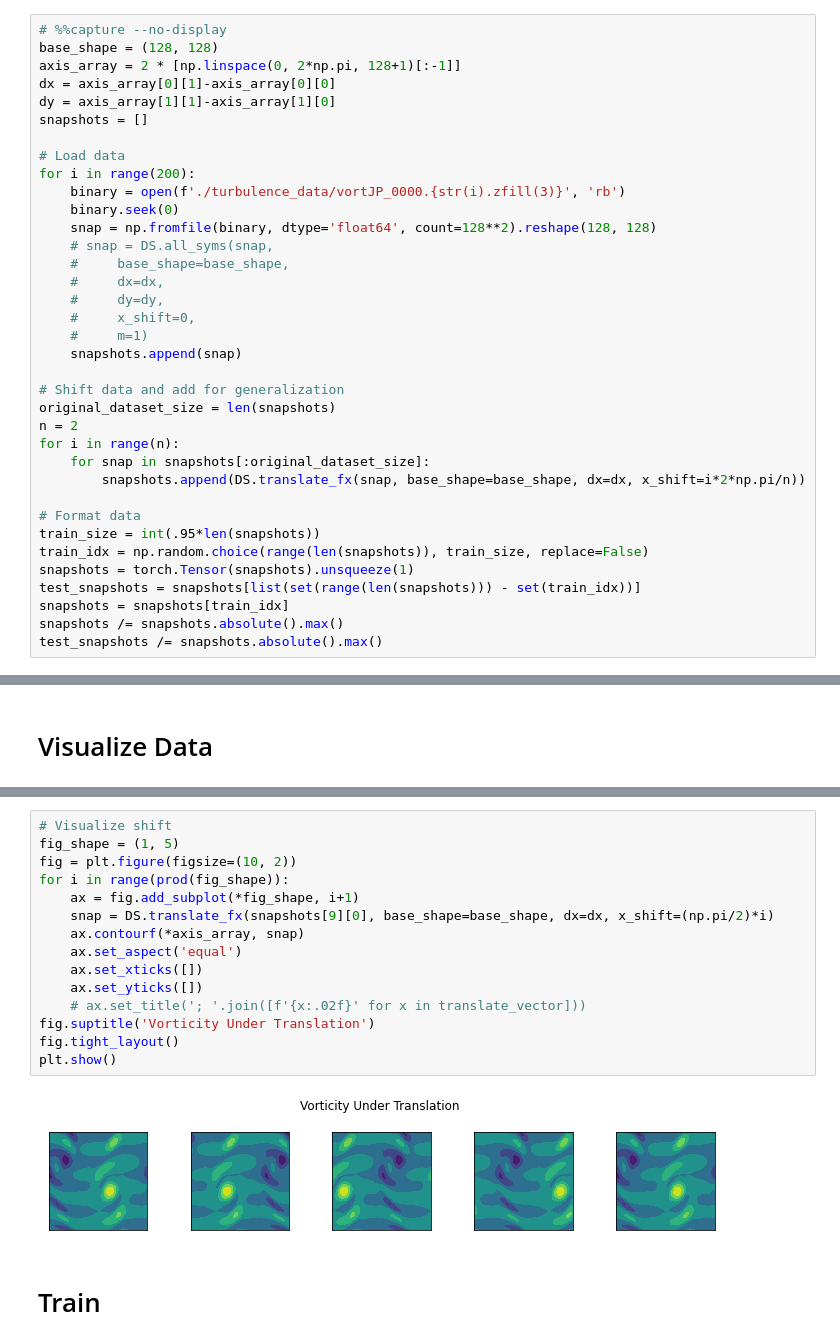
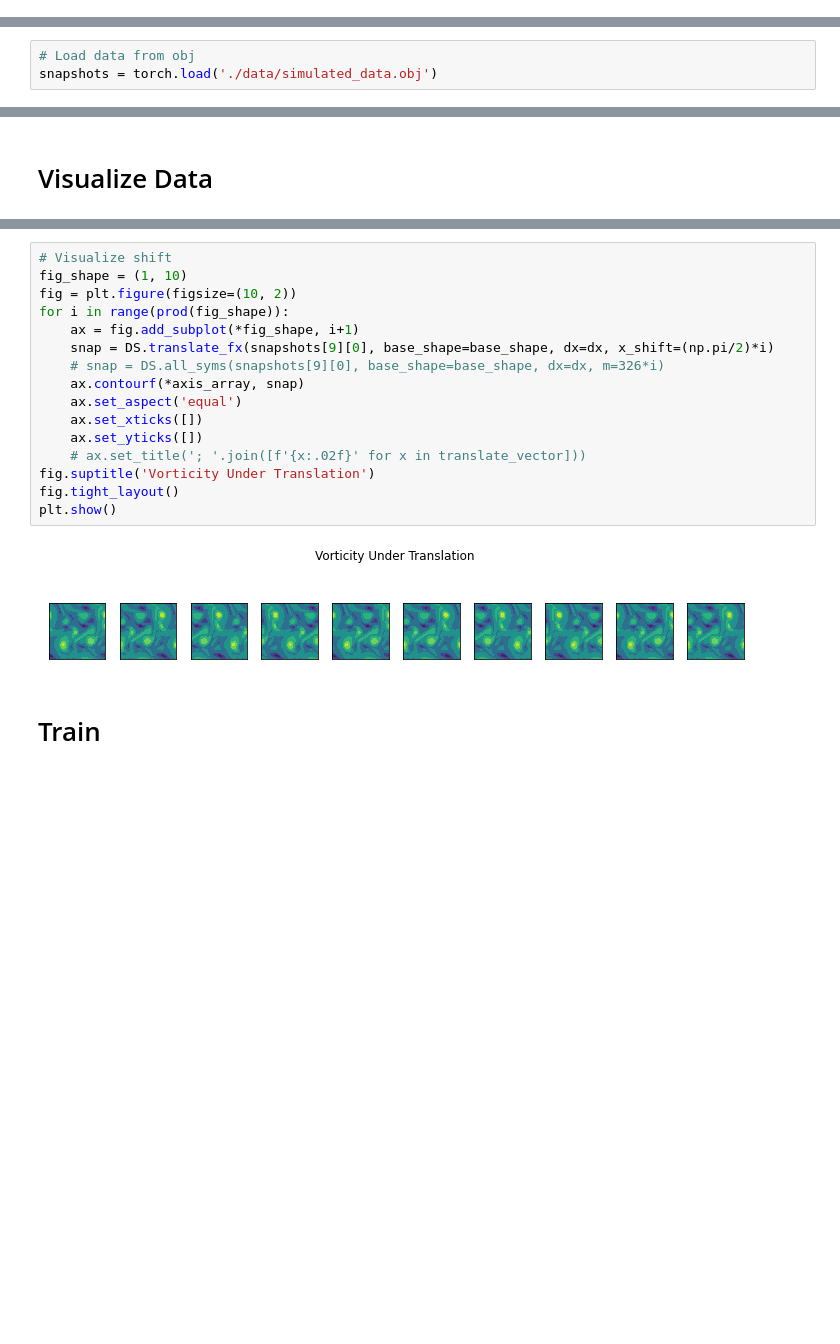
Before and after one commit to Oafish1/Autoencoder-Eigenanalysis, a Jupyter notebook: notebook.ipynb, the cells around one changed output, grey strips where cells are left out. Cells and saved outputs as stored; diff of their text form; blank space fills up the shorter version.

Commit message:
PDF, more data, data generation, TSNE

```diff
--- a/notebook.ipynb
+++ b/notebook.ipynb
@@ -22,36 +24,0 @@ Device: "cuda:0"
-# %%
-# %%capture --no-display
-base_shape = (128, 128)
-axis_array = 2 * [np.linspace(0, 2*np.pi, 128+1)[:-1]]
-dx = axis_array[0][1]-axis_array[0][0]
-dy = axis_array[1][1]-axis_array[1][0]
-snapshots = []
-
-# Load data
-for i in range(200):
-    binary = open(f'./turbulence_data/vortJP_0000.{str(i).zfill(3)}', 'rb')
-    binary.seek(0)
-    snap = np.fromfile(binary, dtype='float64', count=128**2).reshape(128, 128)
-    # snap = DS.all_syms(snap,
-    #     base_shape=base_shape,
-    #     dx=dx,
-    #     dy=dy,
-    #     x_shift=0,
-    #     m=1)
-    snapshots.append(snap)
-
-# Shift data and add for generalization
-original_dataset_size = len(snapshots)
-n = 2
-for i in range(n):
-    for snap in snapshots[:original_dataset_size]:
-        snapshots.append(DS.translate_fx(snap, base_shape=base_shape, dx=dx, x_shift=i*2*np.pi/n))
-
-# Format data
-train_size = int(.95*len(snapshots))
-train_idx = np.random.choice(range(len(snapshots)), train_size, replace=False)
-snapshots = torch.Tensor(snapshots).unsqueeze(1)
-test_snapshots = snapshots[list(set(range(len(snapshots))) - set(train_idx))]
-snapshots = snapshots[train_idx]
-snapshots /= snapshots.absolute().max()
-test_snapshots /= snapshots.absolute().max()
@@ -57,0 +56,3 @@ test_snapshots /= snapshots.absolute().max()
+# %%
+# Load data from obj
+snapshots = torch.load('./data/simulated_data.obj')
@@ -75,19 +84,20 @@ plt.show()
 # %%
 # Visualize shift
-fig_shape = (1, 5)
+fig_shape = (1, 10)
 fig = plt.figure(figsize=(10, 2))
 for i in range(prod(fig_shape)):
     ax = fig.add_subplot(*fig_shape, i+1)
     snap = DS.translate_fx(snapshots[9][0], base_shape=base_shape, dx=dx, x_shift=(np.pi/2)*i)
+    # snap = DS.all_syms(snapshots[9][0], base_shape=base_shape, dx=dx, m=326*i)
     ax.contourf(*axis_array, snap)
     ax.set_aspect('equal')
     ax.set_xticks([])
     ax.set_yticks([])
     # ax.set_title('; '.join([f'{x:.02f}' for x in translate_vector]))
 fig.suptitle('Vorticity Under Translation')
 fig.tight_layout()
 plt.show()
 # %% [output]
-[figure, old version]
+[figure, new version]
 # %% [markdown]
 # Train
```
Also changed, not shown: parts of 26 cells of this notebook, 10 other files.
